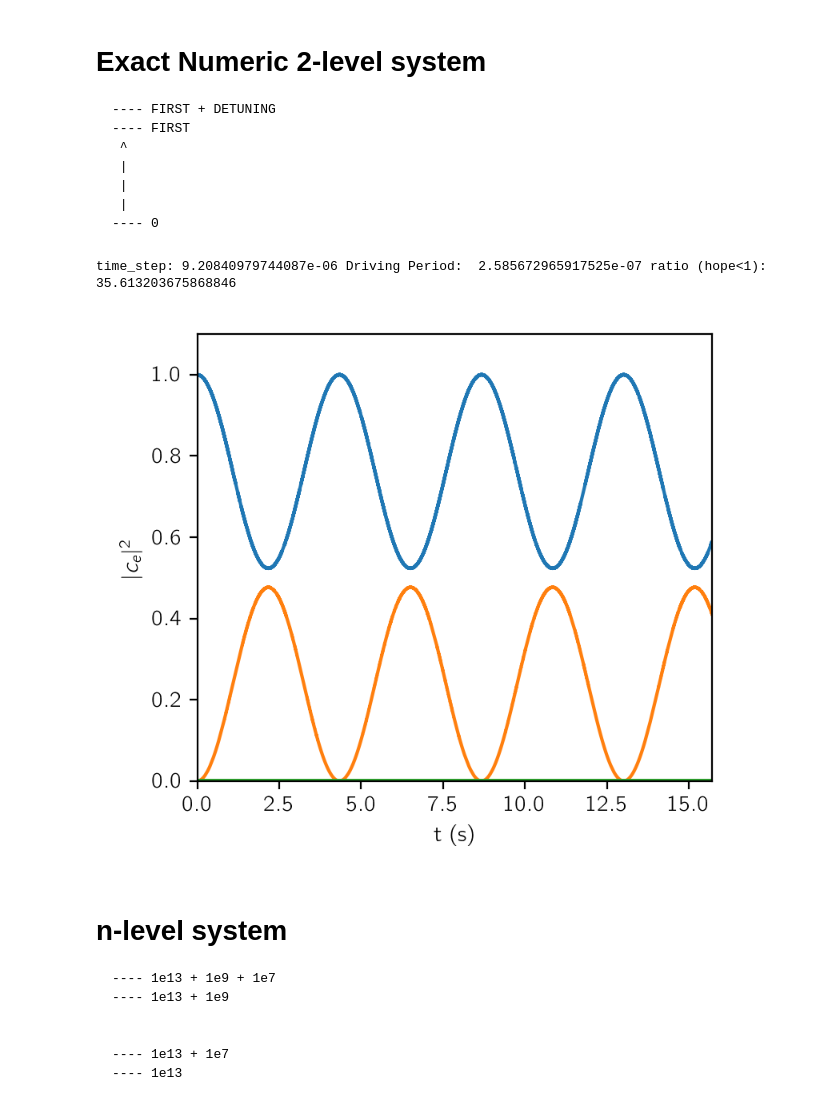
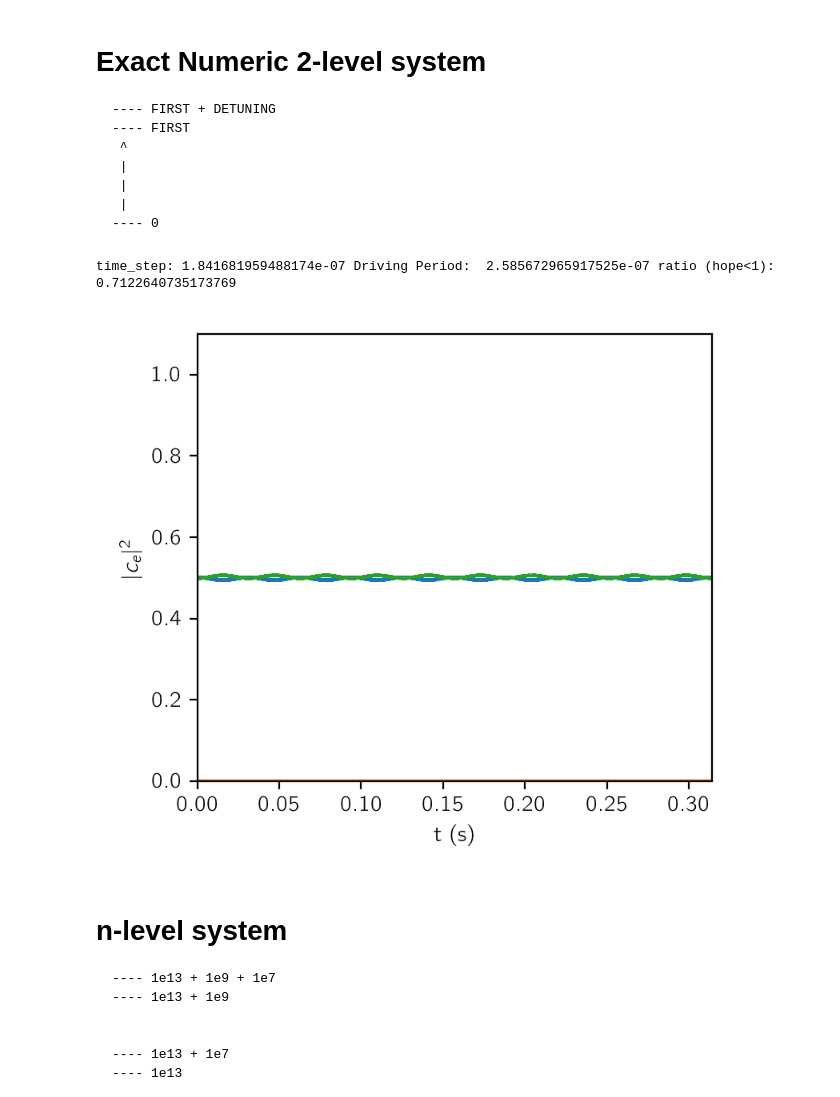
Before and after one commit to tomhepz/MolecularEnergyLevels, a Jupyter notebook: notebooks/rabi.ipynb, the cells around one changed output. Drawn from its saved outputs; the diff is of its cells as text; code cells hidden in the pictures.

Commit message:
Fixed bug with off-resonany sympathetic couplings

```diff
--- a/notebooks/rabi.ipynb
+++ b/notebooks/rabi.ipynb
@@ -164,7 +164,7 @@ Text(0, 0.5, '$\\pi_2$')
 # %% [markdown]
 # Analytic 4-State loop
 # %%
-fig, ax = plt.subplots(1,figsize=(3.0,2.5))
+fig, ax = plt.subplots(1,figsize=(3.0,2.1),constrained_layout=True)
 
 t = np.linspace(0,4*np.pi,200)
 
@@ -554,7 +620,7 @@ fig, ax = plt.subplots()
 
 INITIAL_STATE = 0
 FIRST = 2.43e7
-DETUNING = 10000
+DETUNING = 1
 angular = [0, FIRST, FIRST+DETUNING]
 N_STATES = len(angular)
 
@@ -569,7 +635,7 @@ coupling = global_coupling*np.array([
 driving = angular[1]-angular[0]
 
 # Construct
-T_MAX = 5*np.pi / global_coupling
+T_MAX = 0.1*np.pi / global_coupling
 T_STEPS = 1705829
 times, DT = np.linspace(0, T_MAX, num=T_STEPS, retstep=True)
 print("time_step:", DT, "Driving Period: ",2*np.pi/driving, "ratio (hope<1):", DT*driving/(2*np.pi))
@@ -581,36 +647,37 @@ for t in times:
         for j in range(N_STATES):
             T[i,j] = np.exp((1j)*(angular[i]-angular[j]-driving)*t) + np.exp((1j)*(angular[i]-angular[j]+driving)*t)
     Ts.append(T)
 Ts = np.array(Ts)
 
 # Construct Hamiltonians
 H = np.array([H_BAR/2 * np.multiply(coupling, T) for T in Ts])
 
 
 # Move State
 
 finals = []
 
 state = np.zeros(N_STATES) # initial state
-state[INITIAL_STATE] = 1
+state[INITIAL_STATE] = (0.501)**(1/2)
+state[2] = (0.499)**(1/2)
 
 
 for i in range(T_STEPS):
     unitary = scipy.linalg.expm(-(1j)*(DT/H_BAR)*H[i])
     state = np.matmul(unitary,state)
     finals.append(np.abs(state)**2)
 
 
 ax.set_xlim(0,T_MAX)
 ax.set_ylim(0,1.1)
 ax.set_xlabel("t (s)")
 ax.set_ylabel("$|c_e|^2$")
 
 ax.plot(times, finals);
 # fig.show()
 # %% [output]
-time_step: 9.20840979744087e-06 Driving Period:  2.585672965917525e-07 ratio (hope<1): 35.613203675868846
+time_step: 1.841681959488174e-07 Driving Period:  2.585672965917525e-07 ratio (hope<1): 0.7122640735173769
-[figure, old version]
+[figure, new version]
 # %% [markdown]
 # n-level system
 
```
Also changed, not shown: parts of 5 cells of this notebook, 24 other files.
